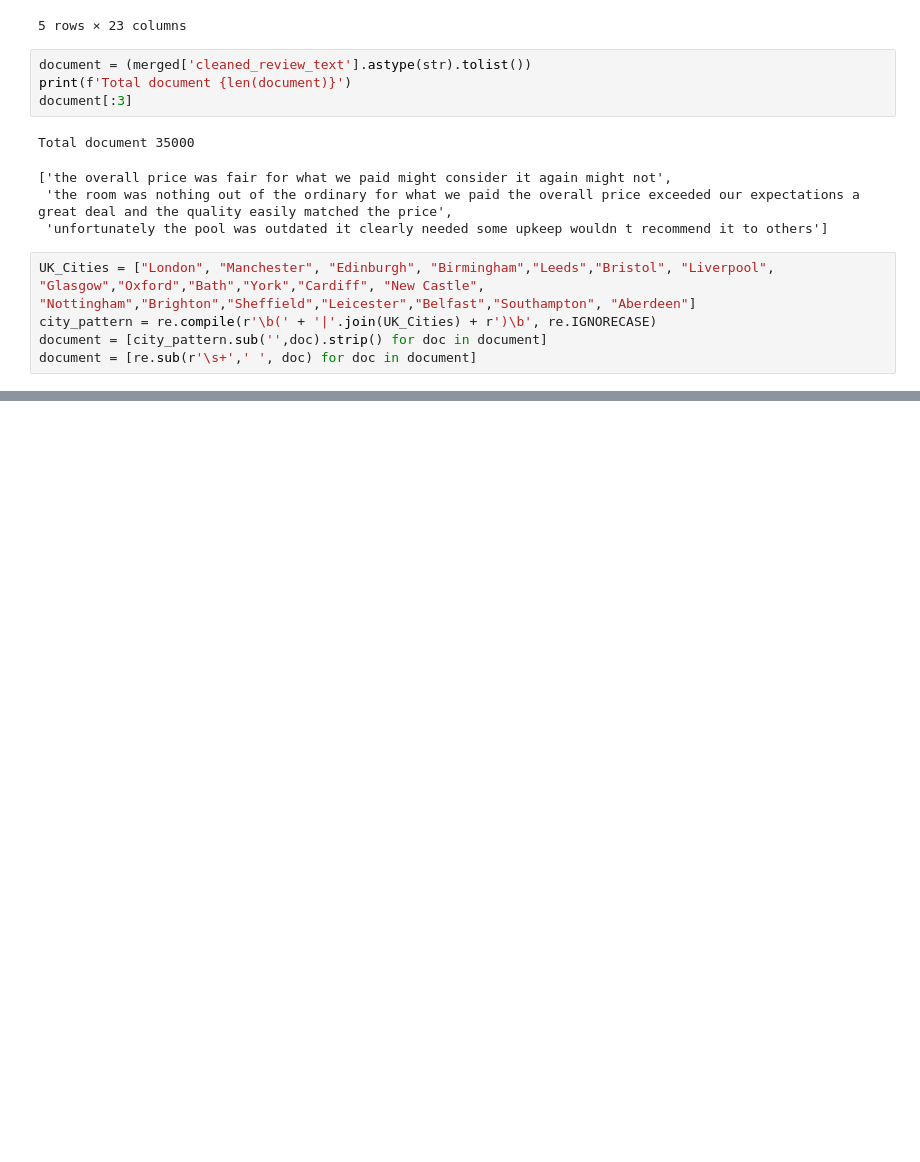
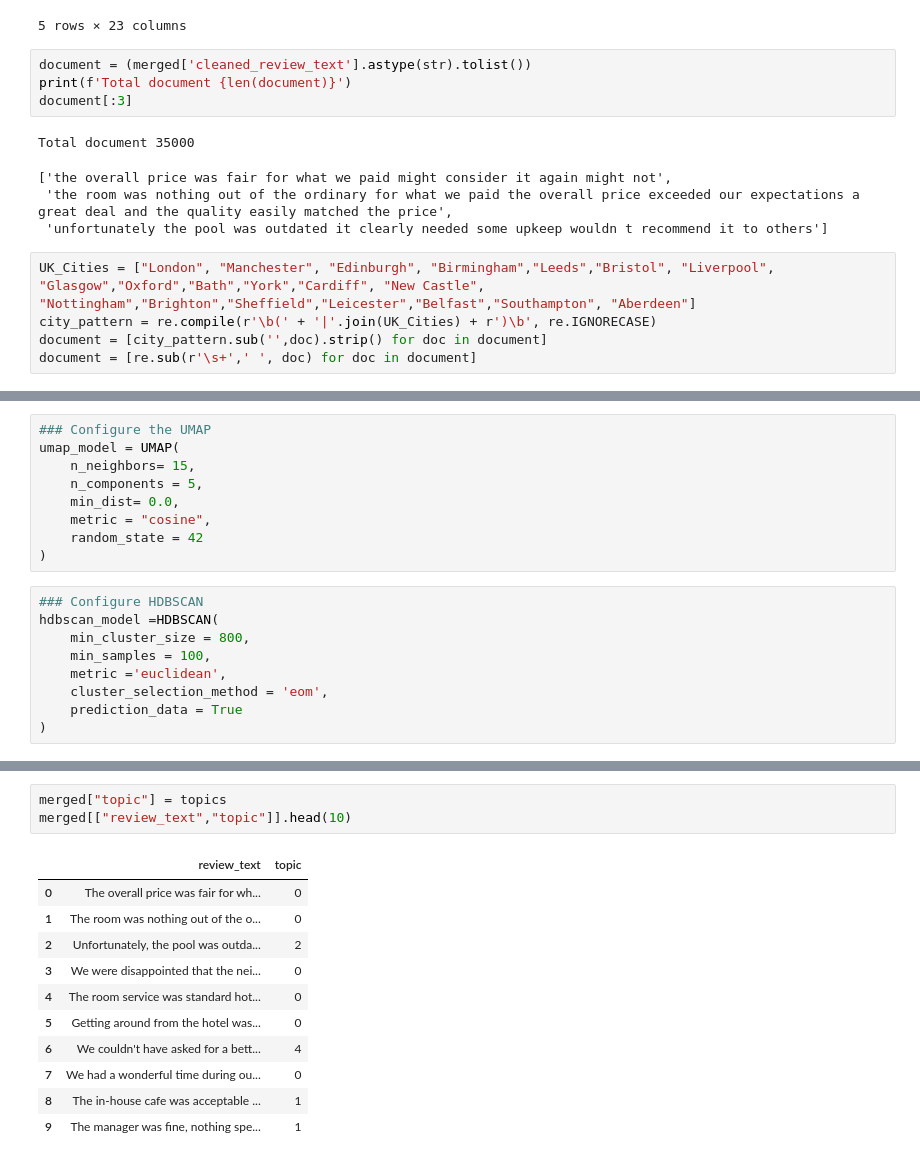
Before and after one commit to aderemi1224/Guest_Sentiment, a Jupyter notebook: notebook/03_topic_modelling.ipynb, the cells around one changed output, grey strips where cells are left out. Cells and saved outputs as stored; diff of their text form; blank space fills up the shorter version.

```diff
--- a/notebook/03_topic_modelling.ipynb
+++ b/notebook/03_topic_modelling.ipynb
@@ -31,0 +146,18 @@ document = [re.sub(r'\s+',' ', doc) for doc in document]
+# %%
+### Configure the UMAP
+umap_model = UMAP(
+    n_neighbors= 15,
+    n_components = 5,
+    min_dist= 0.0,
+    metric = "cosine",
+    random_state = 42
+)
+# %%
+### Configure HDBSCAN
+hdbscan_model =HDBSCAN(
+    min_cluster_size = 800,
+    min_samples = 100,
+    metric ='euclidean',
+    cluster_selection_method = 'eom',
+    prediction_data = True
+)
@@ -31,0 +217,15 @@ document = [re.sub(r'\s+',' ', doc) for doc in document]
+# %%
+merged["topic"] = topics
+merged[["review_text","topic"]].head(10)
+# %% [output]
+|  | review_text | topic |
+| 0 | The overall price was fair for wh... | 0 |
+| 1 | The room was nothing out of the o... | 0 |
+| 2 | Unfortunately, the pool was outda... | 2 |
+| 3 | We were disappointed that the nei... | 0 |
+| 4 | The room service was standard hot... | 0 |
+| 5 | Getting around from the hotel was... | 0 |
+| 6 | We couldn't have asked for a bett... | 4 |
+| 7 | We had a wonderful time during ou... | 0 |
+| 8 | The in-house cafe was acceptable ... | 1 |
+| 9 | The manager was fine, nothing spe... | 1 |
```
Also changed, not shown: parts of 26 cells of this notebook, 3 other files.
